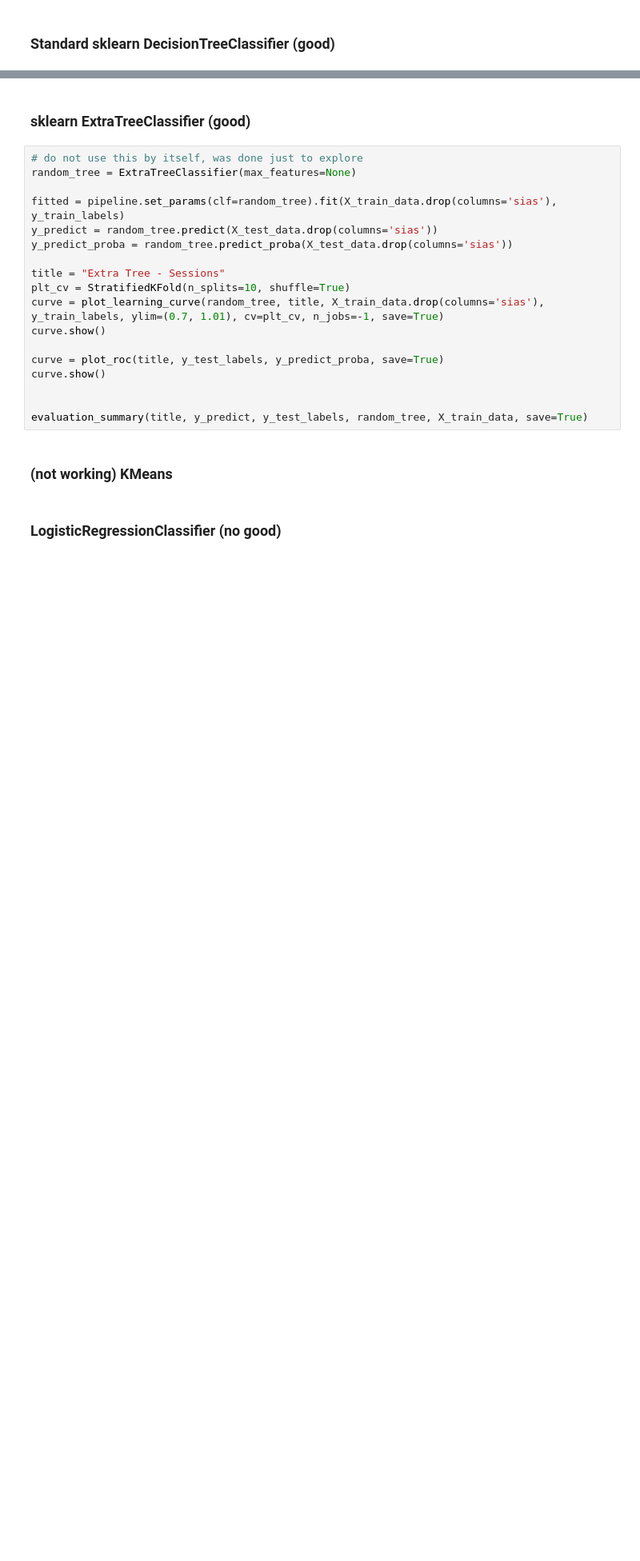
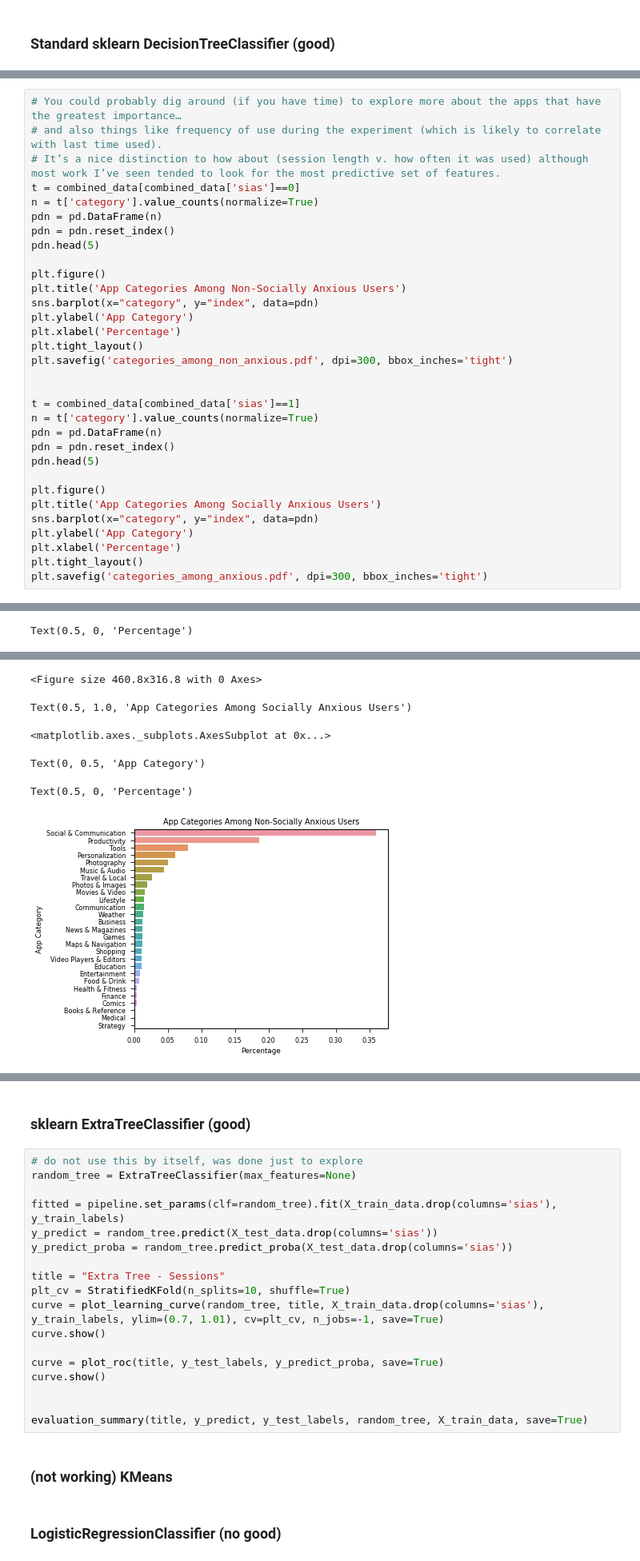
Before and after one commit to modelorona/level4dissertation, a Jupyter notebook: src/analysis/analysis.ipynb, the cells around one changed output, grey strips where cells are left out. Shown at 80% size. Cells and saved outputs as stored; diff of their text form; blank space fills up the shorter version.

```diff
--- a/src/analysis/analysis.ipynb
+++ b/src/analysis/analysis.ipynb
@@ -1040,0 +968,33 @@ evaluation_summary(title, y_predict, y_test_labels, c, X_train_data, save=True)
+# %%
+# You could probably dig around (if you have time) to explore more about the apps that have the greatest importance…
+# and also things like frequency of use during the experiment (which is likely to correlate with last time used).
+# It’s a nice distinction to how about (session length v. how often it was used) although most work I’ve seen tended to look for the most predictive set of features.
+t = combined_data[combined_data['sias']==0]
+n = t['category'].value_counts(normalize=True)
+pdn = pd.DataFrame(n)
+pdn = pdn.reset_index()
+pdn.head(5)
+
+plt.figure()
+plt.title('App Categories Among Non-Socially Anxious Users')
+sns.barplot(x="category", y="index", data=pdn)
+plt.ylabel('App Category')
+plt.xlabel('Percentage')
+plt.tight_layout()
+plt.savefig('categories_among_non_anxious.pdf', dpi=300, bbox_inches='tight')
+
+
+t = combined_data[combined_data['sias']==1]
+n = t['category'].value_counts(normalize=True)
+pdn = pd.DataFrame(n)
+pdn = pdn.reset_index()
+pdn.head(5)
+
+plt.figure()
+plt.title('App Categories Among Socially Anxious Users')
+sns.barplot(x="category", y="index", data=pdn)
+plt.ylabel('App Category')
+plt.xlabel('Percentage')
+plt.tight_layout()
+plt.savefig('categories_among_anxious.pdf', dpi=300, bbox_inches='tight')
+# %% [output]
@@ -1040,0 +1011 @@ evaluation_summary(title, y_predict, y_test_labels, c, X_train_data, save=True)
+Text(0.5, 0, 'Percentage')
@@ -1040,0 +1018,6 @@ evaluation_summary(title, y_predict, y_test_labels, c, X_train_data, save=True)
+<Figure size 460.8x316.8 with 0 Axes>
+Text(0.5, 1.0, 'App Categories Among Socially Anxious Users')
+<matplotlib.axes._subplots.AxesSubplot at 0x...>
+Text(0, 0.5, 'App Category')
+Text(0.5, 0, 'Percentage')
+[figure, added]
```
Also changed, not shown: parts of 30 cells of this notebook.
